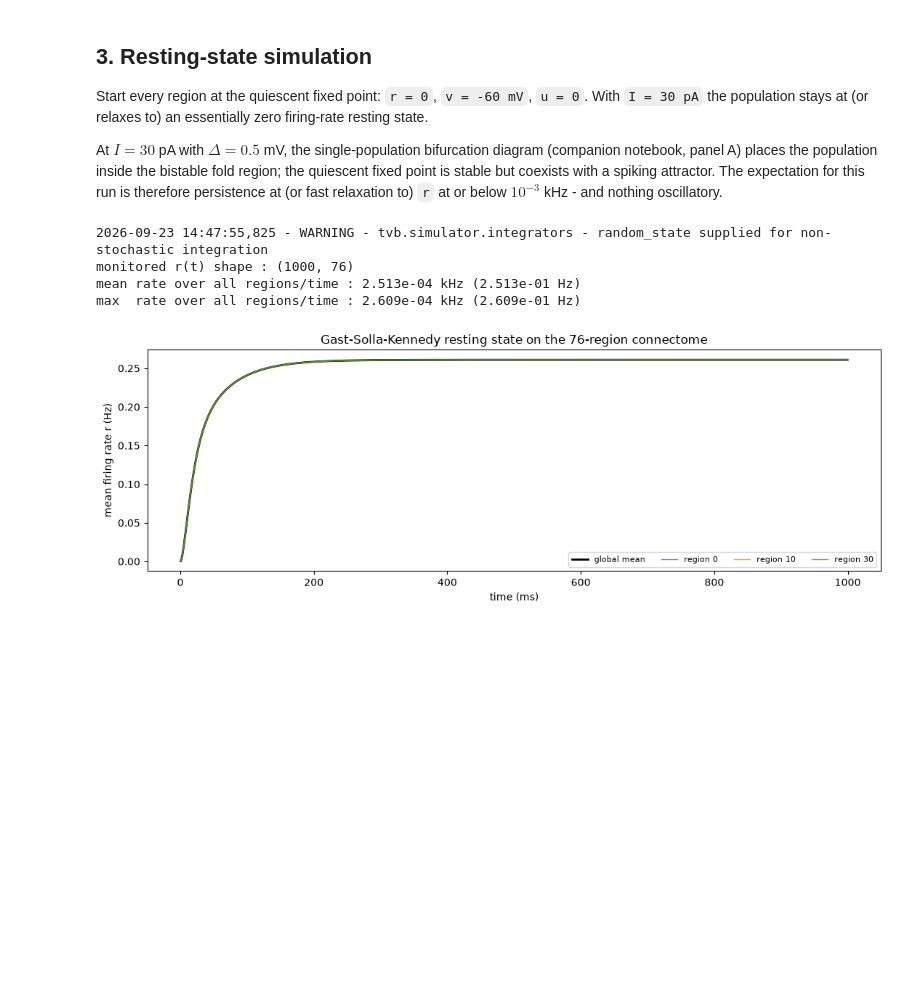
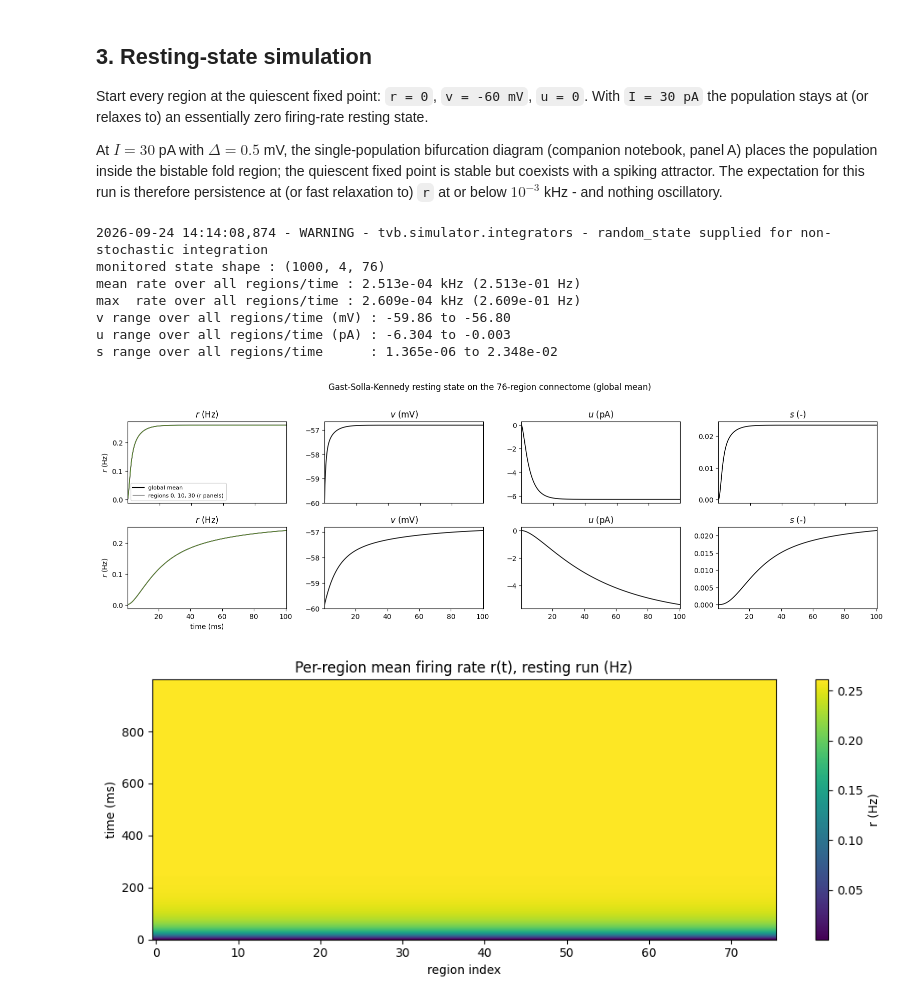
Before and after one commit to the-virtual-brain/tvb-root, a Jupyter notebook: tvb_documentation/demos/simulate_gast_solla_kennedy_resting_state.ipynb, the cells around one changed output. Drawn from its saved outputs; the diff is of its cells as text; code cells hidden in the pictures; blank space fills up the shorter version.

```diff
--- a/tvb_documentation/demos/simulate_gast_solla_kennedy_resting_state.ipynb
+++ b/tvb_documentation/demos/simulate_gast_solla_kennedy_resting_state.ipynb
@@ -184,28 +252,60 @@ spiking attractor. The expectation for this run is therefore persistence at
 (or fast relaxation to) `r` at or below $10^{-3}$ kHz - and nothing
 oscillatory.
 # %%
-time, r = simulate(initial_rate=0.0, initial_v=-60.0, initial_u=0.0, sim_length=1000.0)
-print("monitored r(t) shape :", r.shape)
+time, data = simulate(initial_rate=0.0, initial_v=-60.0, initial_u=0.0, sim_length=1000.0)
+r = data[:, 0, :]  # firing rate (kHz), shape (time, regions)
+v, u, s = data[:, 1, :], data[:, 2, :], data[:, 3, :]
+print("monitored state shape :", data.shape)
 print("mean rate over all regions/time : %.3e kHz (%.3e Hz)" % (r.mean(), 1e3 * r.mean()))
 print("max  rate over all regions/time : %.3e kHz (%.3e Hz)" % (r.max(), 1e3 * r.max()))
+print("v range over all regions/time (mV) : %.2f to %.2f" % (v.min(), v.max()))
+print("u range over all regions/time (pA) : %.3f to %.3f" % (u.min(), u.max()))
+print("s range over all regions/time      : %.3e to %.3e" % (s.min(), s.max()))
 # %% [output]
-2026-09-23 14:47:55,825 - WARNING - tvb.simulator.integrators - random_state supplied for non-stochastic integration
-monitored r(t) shape : (1000, 76)
+2026-09-24 14:14:08,874 - WARNING - tvb.simulator.integrators - random_state supplied for non-stochastic integration
+monitored state shape : (1000, 4, 76)
 mean rate over all regions/time : 2.513e-04 kHz (2.513e-01 Hz)
 max  rate over all regions/time : 2.609e-04 kHz (2.609e-01 Hz)
+v range over all regions/time (mV) : -59.86 to -56.80
+u range over all regions/time (pA) : -6.304 to -0.003
+s range over all regions/time      : 1.365e-06 to 2.348e-02
-# %%
-fig, ax = plt.subplots(figsize=(11, 4))
-ax.plot(time, 1e3 * r.mean(axis=1), color="k", lw=2, label="global mean")
-for i in (0, 10, 30):
-    ax.plot(time, 1e3 * r[:, i], lw=1, alpha=0.8, label="region %d" % i)
-ax.set_xlabel("time (ms)")
-ax.set_ylabel("mean firing rate r (Hz)")
-ax.set_title("Gast-Solla-Kennedy resting state on the 76-region connectome")
-ax.legend(ncol=4, fontsize=8)
-plt.tight_layout()
-plt.show()
-# %% [output]
-[figure, removed]
+# %%
+def region_traces(ax, t):
+    """Per-region firing-rate traces, drawn on the r panels."""
+    for i in (0, 10, 30):
+        ax.plot(t, 1e3 * r[:, i][: len(t)], lw=0.8, alpha=0.7)
+
+
+fig = plot_state_figure(
+    time,
+    data,
+    "Gast-Solla-Kennedy resting state on the 76-region connectome (global mean)",
+    zoom=100.0,
+    overlays={0: [region_traces]},
+)
+import matplotlib.lines as mlines
+
+fig.axes[0].legend(
+    handles=[
+        mlines.Line2D([], [], color="k", lw=1.5, label="global mean"),
+        mlines.Line2D([], [], color="k", lw=0.8, alpha=0.7, label="regions 0, 10, 30 (r panels)"),
+    ],
+    fontsize=8,
+    loc="best",
+)
+plt.show()
+
+fig, ax = plt.subplots(figsize=(10, 4))
+ax.imshow(1e3 * r, aspect="auto", origin="lower", cmap="viridis")
+ax.set_xlabel("region index")
+ax.set_ylabel("time (ms)")
+ax.set_title("Per-region mean firing rate r(t), resting run (Hz)")
+fig.colorbar(ax.images[0], ax=ax, label="r (Hz)")
+plt.tight_layout()
+plt.show()
+# %% [output]
+[figure, added]
+[figure, added]
 # %% [markdown]
 The measured mean rate over all 76 regions and the full 1000 ms is about
 $2.5\cdot10^{-4}$ kHz (about 0.25 Hz), and the maximum over regions and time is
```
Also changed, not shown: parts of 24 cells of this notebook, 3 other files.
